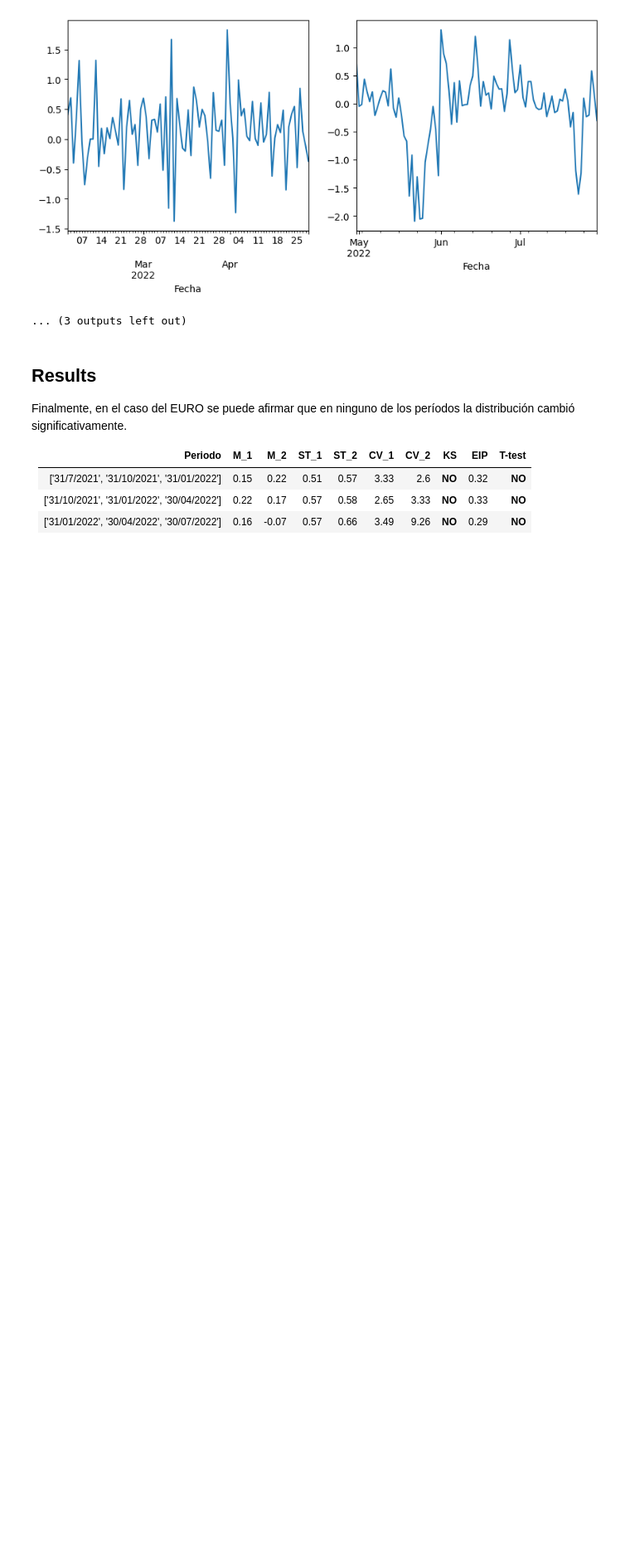
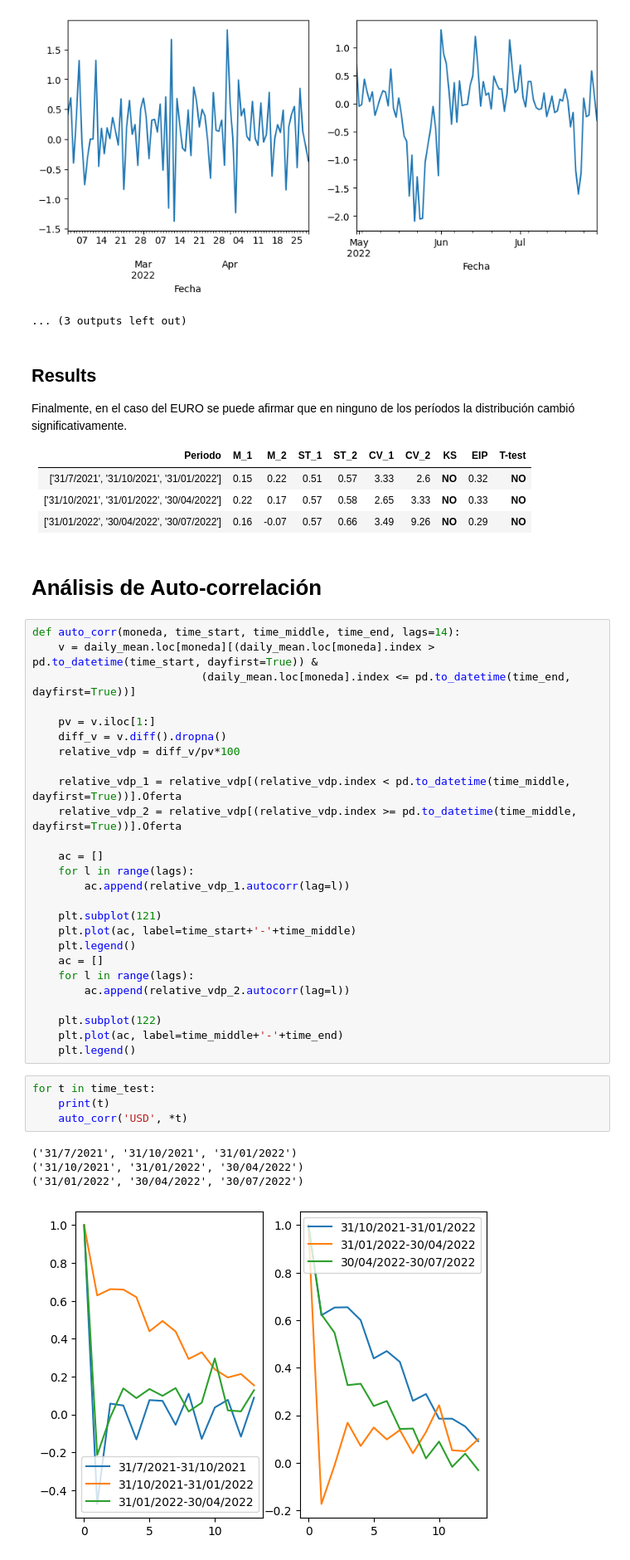
Before and after one commit to Datalis/tasa-jupyter, a Jupyter notebook: analisis.ipynb, the cells around one changed output. Shown at 83% size. Cells and saved outputs as stored; diff of their text form; blank space fills up the shorter version.

Commit message:
Auto-correlation analysis

```diff
--- a/analisis.ipynb
+++ b/analisis.ipynb
@@ -822,3 +822,40 @@ Finalmente, en el caso del EURO se puede afirmar que en ninguno de los períodos
 | ['31/7/2021', '31/10/2021', '31/01/2022'] | 0.15 | 0.22 | 0.51 | 0.57 | 3.33 | 2.6 | **NO** | 0.32 | **NO**
 | ['31/10/2021', '31/01/2022', '30/04/2022'] | 0.22 | 0.17 | 0.57 | 0.58 | 2.65 | 3.33 | **NO** | 0.33 | **NO**
 | ['31/01/2022', '30/04/2022', '30/07/2022'] | 0.16 | -0.07 | 0.57 | 0.66 | 3.49 | 9.26 | **NO** | 0.29 | **NO**
+# %% [markdown]
+# Análisis de Auto-correlación
+# %%
+def auto_corr(moneda, time_start, time_middle, time_end, lags=14):
+    v = daily_mean.loc[moneda][(daily_mean.loc[moneda].index > pd.to_datetime(time_start, dayfirst=True)) &
+                          (daily_mean.loc[moneda].index <= pd.to_datetime(time_end, dayfirst=True))]
+
+    pv = v.iloc[1:]
+    diff_v = v.diff().dropna()
+    relative_vdp = diff_v/pv*100
+
+    relative_vdp_1 = relative_vdp[(relative_vdp.index < pd.to_datetime(time_middle, dayfirst=True))].Oferta
+    relative_vdp_2 = relative_vdp[(relative_vdp.index >= pd.to_datetime(time_middle, dayfirst=True))].Oferta
+
+    ac = []
+    for l in range(lags):
+        ac.append(relative_vdp_1.autocorr(lag=l))
+
+    plt.subplot(121)
+    plt.plot(ac, label=time_start+'-'+time_middle)
+    plt.legend()
+    ac = []
+    for l in range(lags):
+        ac.append(relative_vdp_2.autocorr(lag=l))
+
+    plt.subplot(122)
+    plt.plot(ac, label=time_middle+'-'+time_end)
+    plt.legend()
+# %%
+for t in time_test:
+    print(t)
+    auto_corr('USD', *t)
+# %% [output]
+('31/7/2021', '31/10/2021', '31/01/2022')
+('31/10/2021', '31/01/2022', '30/04/2022')
+('31/01/2022', '30/04/2022', '30/07/2022')
+[figure, added]
```
Also changed, not shown: parts of 2 cells of this notebook.
